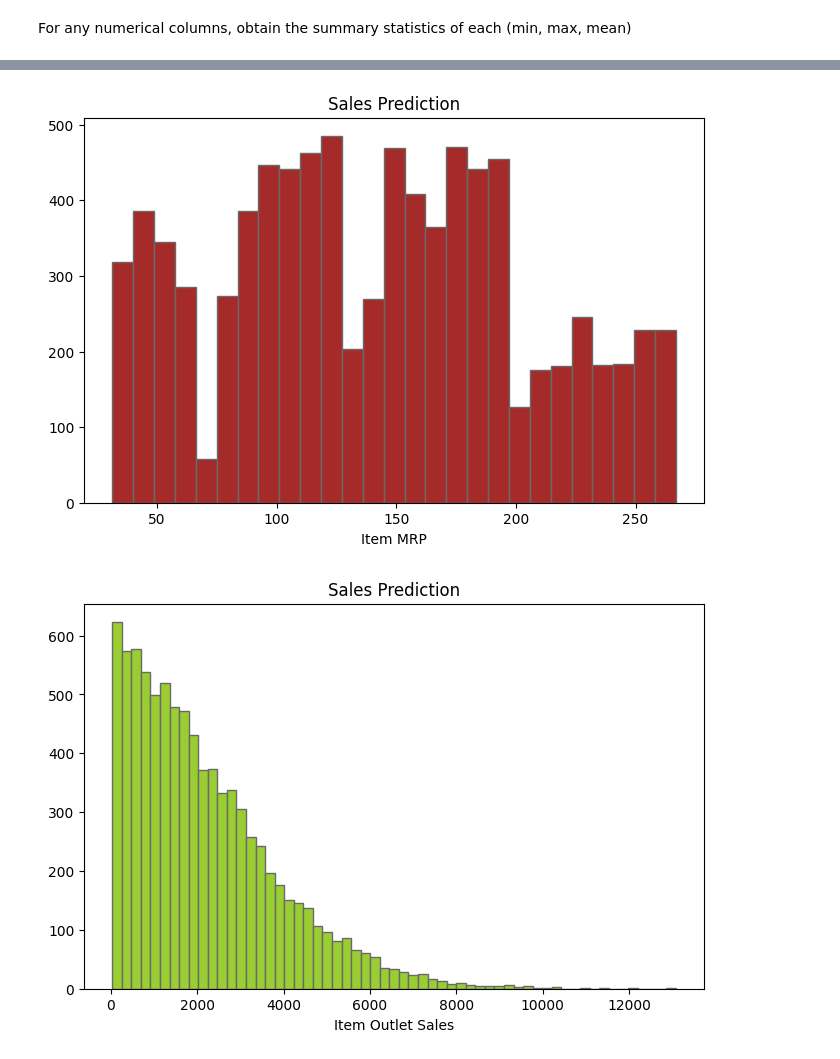
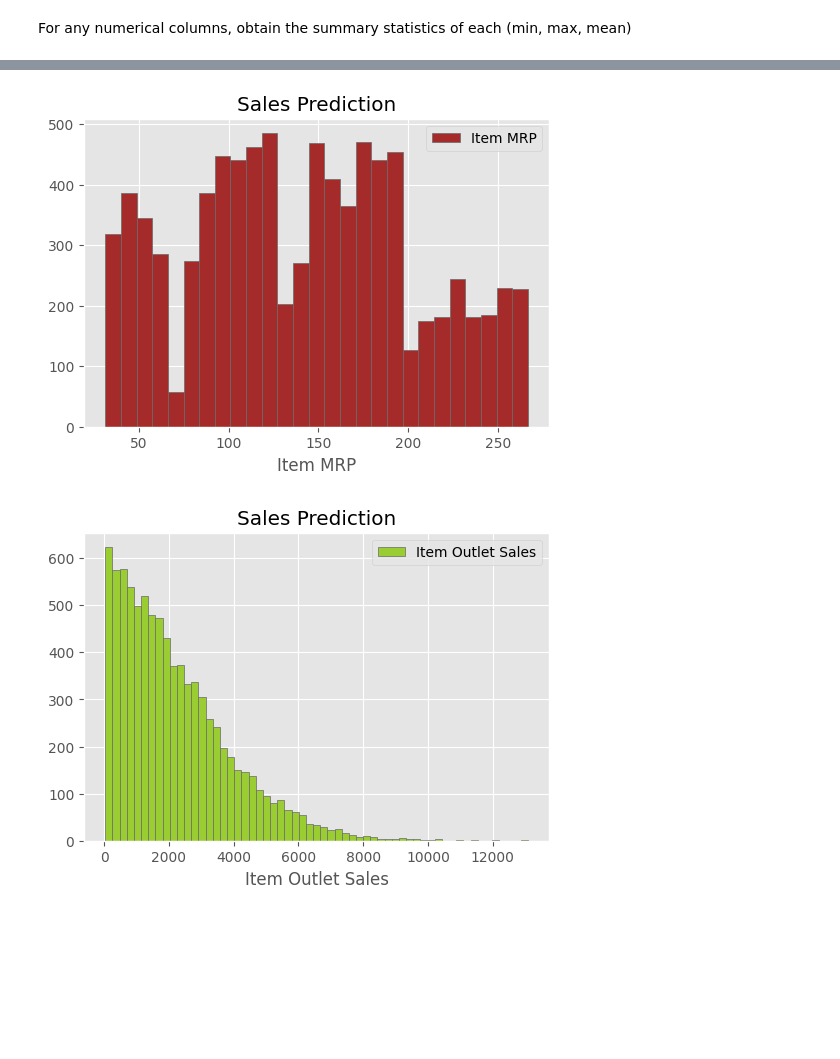
Before and after one commit to Icee21/sales-predictions, a Jupyter notebook: Sales_predictions.ipynb, the cells around one changed output, grey strips where cells are left out. Saved outputs shown, nothing was run; the diff lists cells and outputs as text; code cells hidden in the pictures; blank space fills up the shorter version.

```diff
--- a/Sales_predictions.ipynb
+++ b/Sales_predictions.ipynb
@@ -53,5 +53,3 @@ Outlet_Location_Type          object
 Outlet_Type                   object
 Item_Outlet_Sales            float64
 dtype: object
-# %%
-df['Outlet_Establishment_Year'] = pd.to_datetime(df['Outlet_Establishment_Year'])
@@ -226,8 +202,10 @@ df.describe()
 # %%
 item_1 = df['Item_Weight']
+plt.style.use('ggplot')
 item_1_mean = df['Item_Weight'].mean()
-plt.figure(figsize = (8,5))
-plt.hist(item_1, bins = 'auto', edgecolor = 'dimgrey',  color = 'darkslateblue')
+plt.figure(figsize = (6,4))
+plt.hist(item_1, bins = 'auto', edgecolor = 'dimgrey',  color = 'darkslateblue', label = 'Item Weight')
 plt.xlabel('Item Weight')
-plt.title('Sales Prediction');
+plt.title('Sales Prediction')
+plt.legend(loc= 'upper right');
 # %% [output]
@@ -243,17 +222,20 @@ plt.title('Sales Prediction');
 # %%
 item_3 = df['Item_MRP']
-plt.figure(figsize = (8,5))
-plt.hist(item_3, bins = 'auto', edgecolor = 'dimgrey',  color = 'brown')
+plt.figure(figsize = (6,4))
+plt.hist(item_3, bins = 'auto', edgecolor = 'dimgrey',  color = 'brown', label = 'Item MRP')
 plt.xlabel('Item MRP')
-plt.title('Sales Prediction');
+plt.title('Sales Prediction')
+plt.legend(loc = 'upper right');
 # %% [output]
-[figure, old version]
+[figure, new version]
 # %%
 item_4 = df['Item_Outlet_Sales']
-plt.figure(figsize = (8,5))
-plt.hist(item_4, bins = 'auto', edgecolor = 'dimgrey',  color = 'yellowgreen')
+
+plt.figure(figsize = (6,4))
+plt.hist(item_4, bins = 'auto', edgecolor = 'dimgrey',  color = 'yellowgreen', label= 'Item Outlet Sales')
 plt.xlabel('Item Outlet Sales')
-plt.title('Sales Prediction');
+plt.title('Sales Prediction')
+plt.legend(loc = 'upper right');
 # %% [output]
-[figure, old version]
+[figure, new version]
 # %%
```
Also changed, not shown: parts of 12 cells of this notebook.
